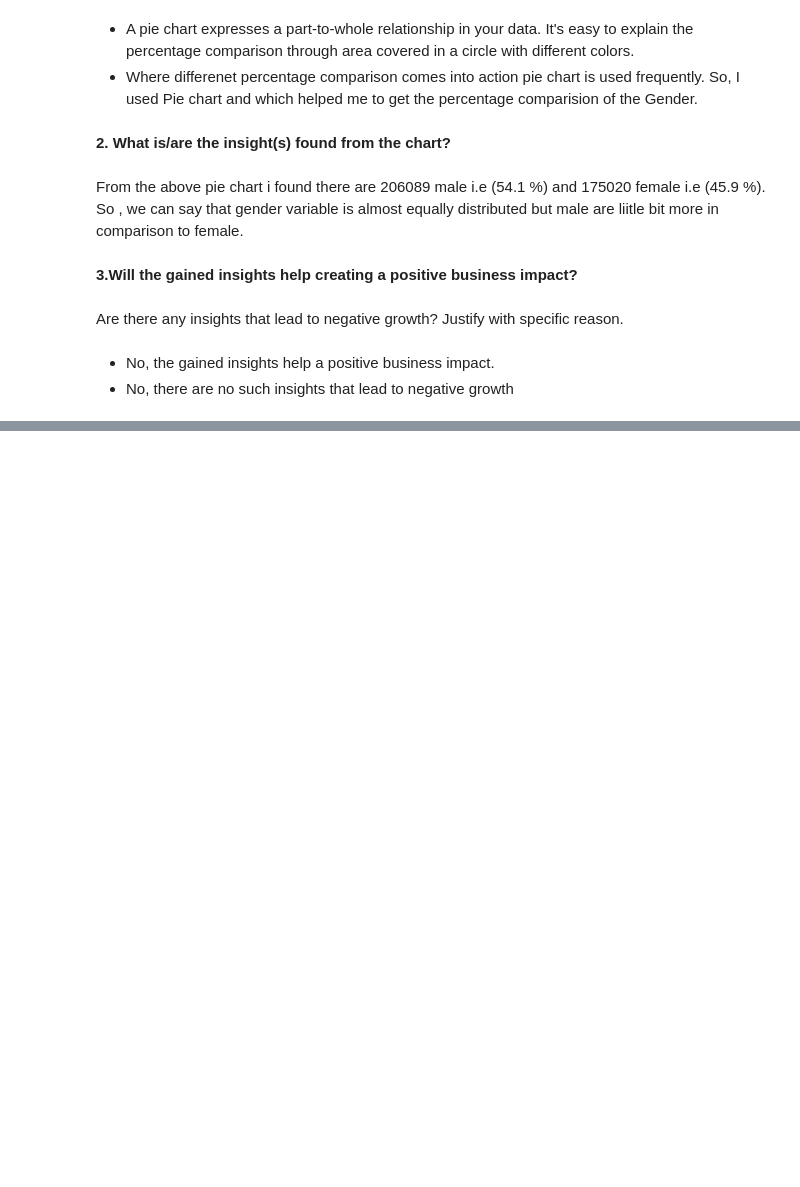
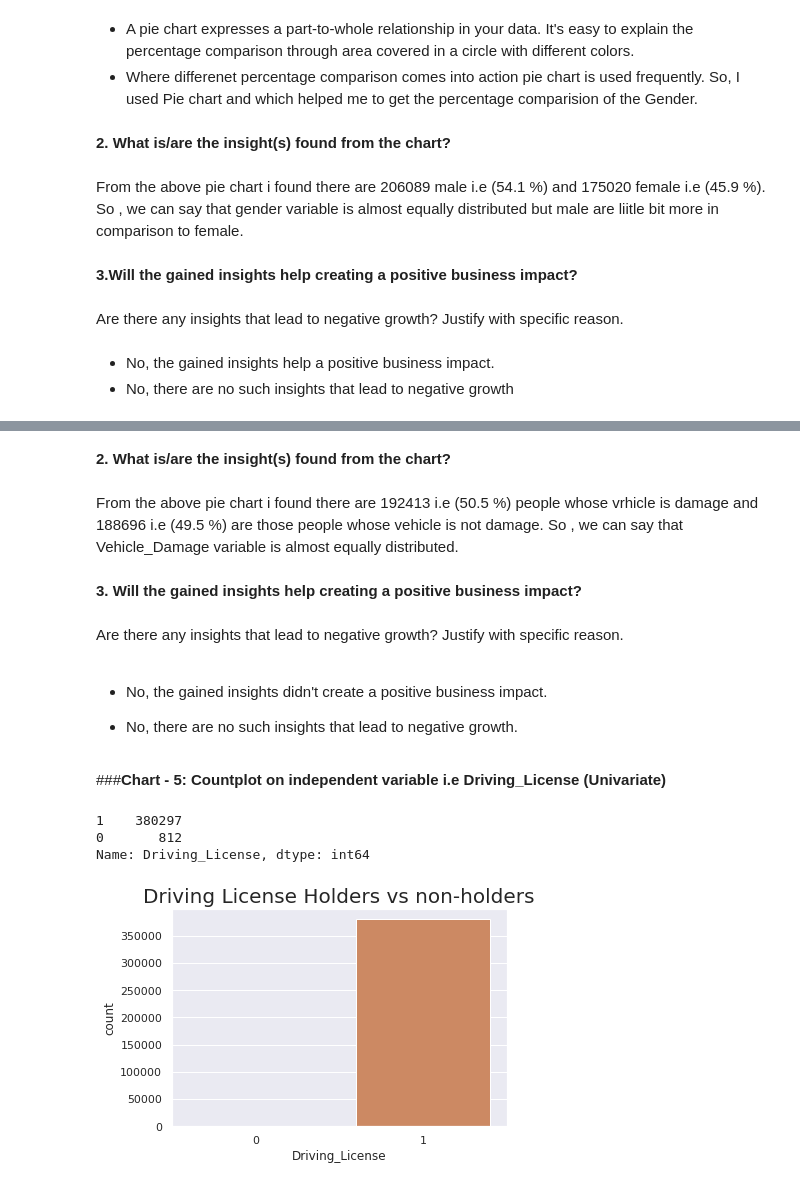
Before and after one commit to Sairindhrijena/Health-Insurance-Cross-Sell-Prediction, a Jupyter notebook: Health_Insurance_Cross_Sell_Prediction.ipynb, the cells around one changed output, grey strips where cells are left out. Drawn from its saved outputs; the diff is of its cells as text; code cells hidden in the pictures; blank space fills up the shorter version.

```diff
--- a/Health_Insurance_Cross_Sell_Prediction.ipynb
+++ b/Health_Insurance_Cross_Sell_Prediction.ipynb
@@ -379,0 +500,31 @@ Are there any insights that lead to negative growth? Justify with specific reaso
+# %% [markdown]
+**2. What is/are the insight(s) found from the chart?**
+# %% [markdown]
+From the above pie chart i found there are 192413 i.e (50.5 %) people whose vrhicle is damage and 188696 i.e (49.5 %) are those people whose vehicle is not damage. So , we can say that Vehicle_Damage variable is almost equally distributed.
+# %% [markdown]
+**3. Will the gained insights help creating a positive business impact?**
+# %% [markdown]
+Are there any insights that lead to negative growth? Justify with specific reason.
+# %% [markdown]
+
+
+*   No, the gained insights didn't create a positive business impact.
+
+*   No, there are no such insights that lead to negative growth.
+# %% [markdown]
+###**Chart - 5: Countplot on independent variable i.e Driving_License (Univariate)**
+# %%
+# Chart - 6 visualization code
+# Independent Column Value Counts
+print(data.Driving_License.value_counts())
+print('\n')
+
+# Independent Variable Column Visualization
+sns.countplot(data.Driving_License)
+plt.title('Driving License Holders vs non-holders',fontsize=20)
+plt.show()
+# %% [output]
+1    380297
+0       812
+Name: Driving_License, dtype: int64
+[figure, added]
```
Also changed, not shown: parts of 87 cells of this notebook.
